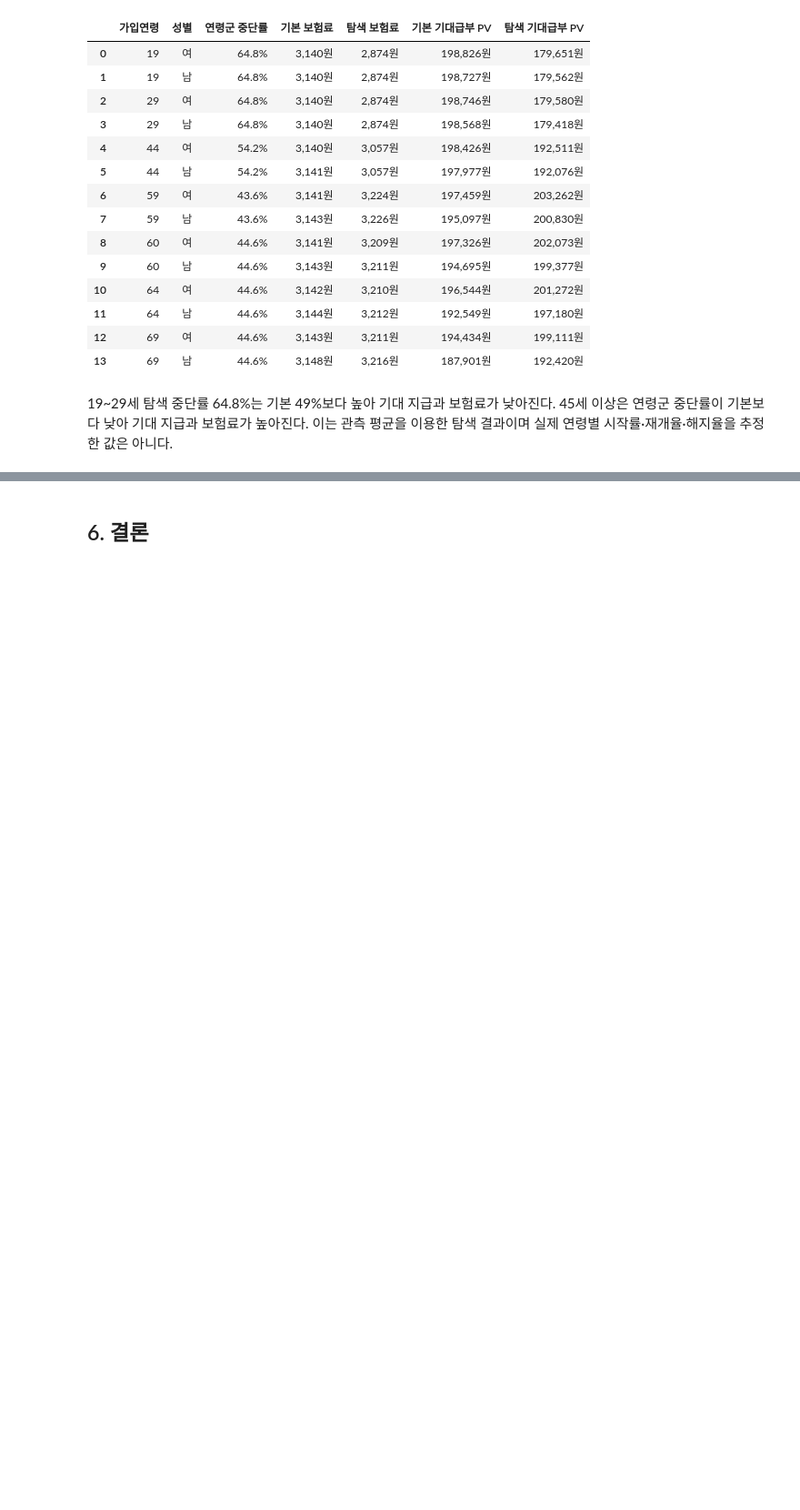
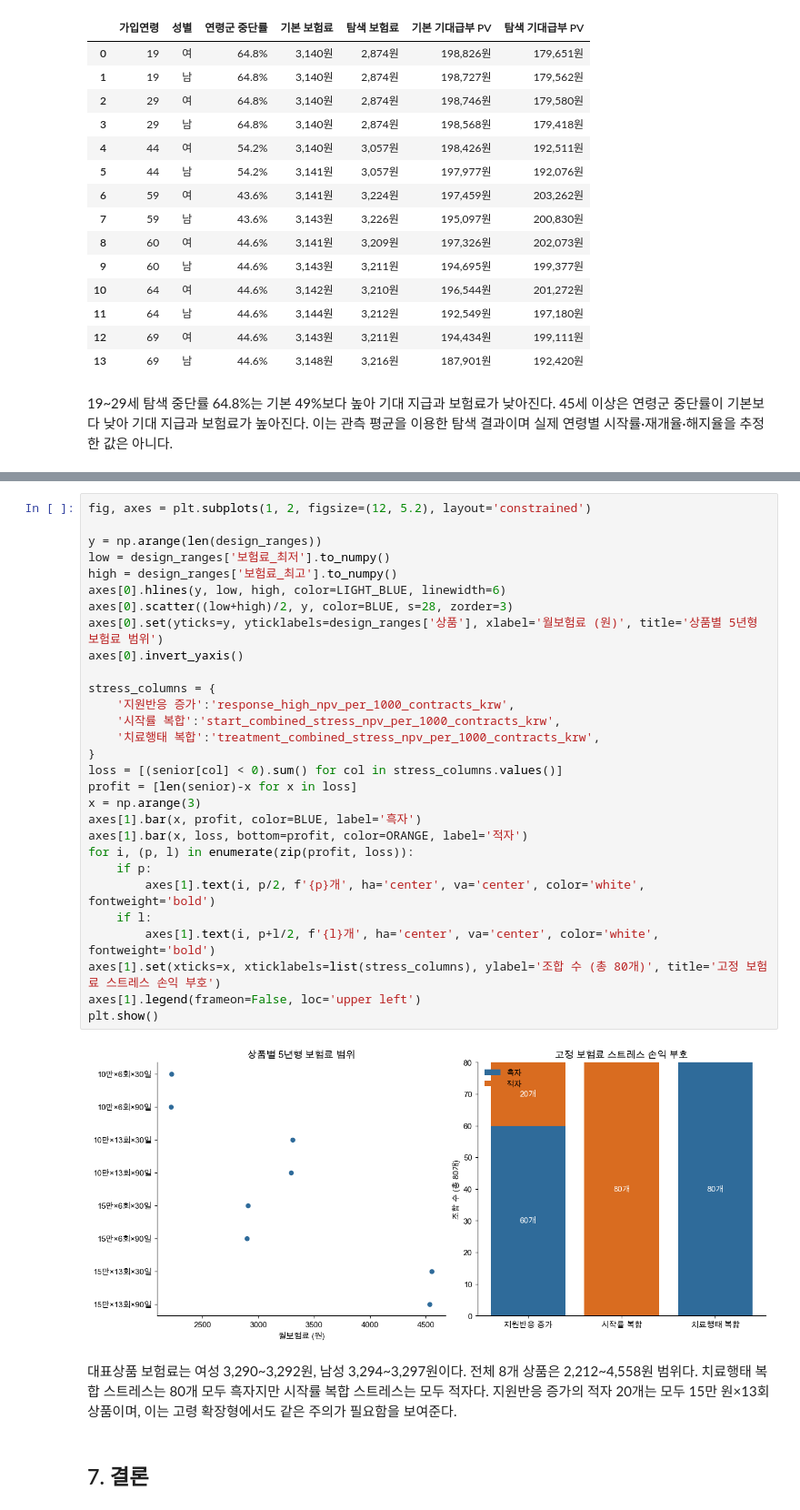
Before and after one commit to Dana-J2/glp1_pricing_analysis, a Jupyter notebook: notebooks/위고비_MVP_가입연령_검토.ipynb, the cells around one changed output, grey strips where cells are left out. Shown at 91% size. Drawn from its saved outputs; the diff is of its cells as text; blank space fills up the shorter version.

```diff
--- a/notebooks/위고비_MVP_가입연령_검토.ipynb
+++ b/notebooks/위고비_MVP_가입연령_검토.ipynb
@@ -215,3 +267,36 @@ display(comparison_table.style.format({
+# %%
+fig, axes = plt.subplots(1, 2, figsize=(12, 5.2), layout='constrained')
+
+y = np.arange(len(design_ranges))
+low = design_ranges['보험료_최저'].to_numpy()
+high = design_ranges['보험료_최고'].to_numpy()
+axes[0].hlines(y, low, high, color=LIGHT_BLUE, linewidth=6)
+axes[0].scatter((low+high)/2, y, color=BLUE, s=28, zorder=3)
+axes[0].set(yticks=y, yticklabels=design_ranges['상품'], xlabel='월보험료 (원)', title='상품별 5년형 보험료 범위')
+axes[0].invert_yaxis()
+
+stress_columns = {
+    '지원반응 증가':'response_high_npv_per_1000_contracts_krw',
+    '시작률 복합':'start_combined_stress_npv_per_1000_contracts_krw',
+    '치료행태 복합':'treatment_combined_stress_npv_per_1000_contracts_krw',
+}
+loss = [(senior[col] < 0).sum() for col in stress_columns.values()]
+profit = [len(senior)-x for x in loss]
+x = np.arange(3)
+axes[1].bar(x, profit, color=BLUE, label='흑자')
+axes[1].bar(x, loss, bottom=profit, color=ORANGE, label='적자')
+for i, (p, l) in enumerate(zip(profit, loss)):
+    if p:
+        axes[1].text(i, p/2, f'{p}개', ha='center', va='center', color='white', fontweight='bold')
+    if l:
+        axes[1].text(i, p+l/2, f'{l}개', ha='center', va='center', color='white', fontweight='bold')
+axes[1].set(xticks=x, xticklabels=list(stress_columns), ylabel='조합 수 (총 80개)', title='고정 보험료 스트레스 손익 부호')
+axes[1].legend(frameon=False, loc='upper left')
+plt.show()
+# %% [output]
+[figure, added]
+# %% [markdown]
+대표상품 보험료는 여성 3,290~3,292원, 남성 3,294~3,297원이다. 전체 8개 상품은 2,212~4,558원 범위다. 치료행태 복합 스트레스는 80개 모두 흑자지만 시작률 복합 스트레스는 모두 적자다. 지원반응 증가의 적자 20개는 모두 15만 원×13회 상품이며, 이는 고령 확장형에서도 같은 주의가 필요함을 보여준다.
 # %% [markdown]
-## 6. 결론
+## 7. 결론
 # %% [markdown]
```
Also changed, not shown: parts of 9 cells of this notebook, 16 other files.
